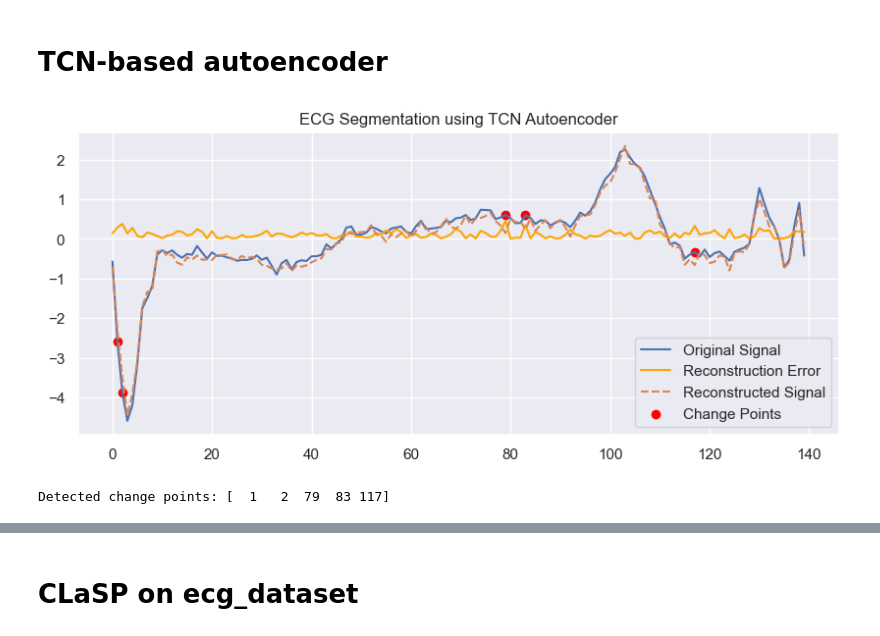
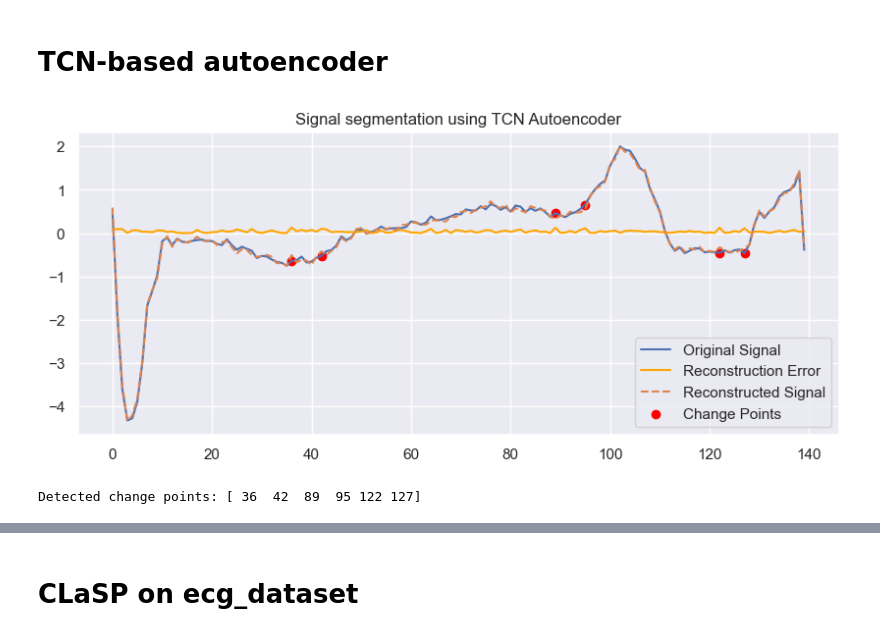
Before and after one commit to czotterbenedek/time-series-ensemble-segmentation, a Jupyter notebook: onlab_tfb4fy.ipynb, the cells around one changed output, grey strips where cells are left out. Drawn from its saved outputs; the diff is of its cells as text; code cells hidden in the pictures.

```diff
--- a/onlab_tfb4fy.ipynb
+++ b/onlab_tfb4fy.ipynb
@@ -295,14 +294,14 @@ class TCN_Autoencoder(nn.Module):
     def __init__(self, input_size):
         super(TCN_Autoencoder, self).__init__()
         self.encoder = nn.Sequential(
-            TCNBlock(1, 8, kernel_size=3, dilation=1),
-            TCNBlock(8, 16, kernel_size=3, dilation=2),
-            TCNBlock(16, 8, kernel_size=3, dilation=4),
+            TCNBlock(1, 16, kernel_size=3, dilation=1),
+            TCNBlock(16, 32, kernel_size=3, dilation=2),
+            TCNBlock(32, 8, kernel_size=3, dilation=4),
         )
         self.decoder = nn.Sequential(
-            TCNBlock(8, 16, kernel_size=3, dilation=4),
-            TCNBlock(16, 8, kernel_size=3, dilation=2),
-            nn.Conv1d(8, 1, kernel_size=3, padding=1)  # Ensures input-output match
+            TCNBlock(8, 32, kernel_size=3, dilation=4),
+            TCNBlock(32, 16, kernel_size=3, dilation=2),
+            nn.Conv1d(16, 1, kernel_size=3, padding=1)  # Ensures input-output match
         )
 
     def forward(self, x):
@@ -310,47 +309,47 @@ class TCN_Autoencoder(nn.Module):
         x = self.decoder(x)
         return x
 # %%
-# Function to train TCN Autoencoder on one ECG signal
-def TCNAutoencoder_segmenter(ecg_signal, epochs=50, batch_size=32, threshold_factor=3.0):
+def TCNAutoencoder_segmenter(signal, epochs=50, batch_size=32, threshold_factor=3.0):
+    seed = 42
+    torch.manual_seed(seed)
     device = torch.device("cuda" if torch.cuda.is_available() else "cpu")
-    ecg_signal = torch.tensor(ecg_signal, dtype=torch.float32).unsqueeze(0).unsqueeze(0).to(device)  # [1,1,T]
-    model = TCN_Autoencoder(ecg_signal.shape[-1]).to(device)
+    signal = torch.tensor(signal, dtype=torch.float32).unsqueeze(0).unsqueeze(0).to(device)  # [1,1,T]
+    model = TCN_Autoencoder(signal.shape[-1]).to(device)
     criterion = nn.MSELoss()
     optimizer = optim.Adam(model.parameters(), lr=0.001)
 
     # Training Loop
     for _ in range(epochs):
         optimizer.zero_grad()
-        output = model(ecg_signal)
-        loss = criterion(output, ecg_signal)
+        output = model(signal)
+        loss = criterion(output, signal)
         loss.backward()
         optimizer.step()
 
     # Compute reconstruction error
-    reconstruction_error = torch.abs(output.squeeze(0).squeeze(0) - ecg_signal.squeeze(0).squeeze(0)).cpu().detach().numpy()
-    threshold = reconstruction_error.mean() + threshold_factor * reconstruction_error.std()
+    reconstruction_error = torch.abs(output.squeeze(0).squeeze(0) - signal.squeeze(0).squeeze(0)).cpu().detach().numpy()
     change_points = np.where(reconstruction_error > (reconstruction_error.mean() + 2.0 * reconstruction_error.std()))[0]
 
     # Get reconstructed signal
     reconstructed_signal = output.squeeze(0).squeeze(0).cpu().detach().numpy()
-    original_signal = ecg_signal.squeeze(0).squeeze(0).cpu().detach().numpy()
+    original_signal = signal.squeeze(0).squeeze(0).cpu().detach().numpy()
 
     # Plot
     plt.figure(figsize=(10, 4))
-    plt.plot(ecg_signal.squeeze().cpu().numpy(), label="Original Signal")
+    plt.plot(signal.squeeze().cpu().numpy(), label="Original Signal")
     plt.plot(reconstruction_error, label="Reconstruction Error", color='orange')
     plt.plot(reconstructed_signal, label="Reconstructed Signal", linestyle='dashed')
-    plt.scatter(change_points, ecg_signal.squeeze().cpu().numpy()[change_points], color='red', label="Change Points")
+    plt.scatter(change_points, signal.squeeze().cpu().numpy()[change_points], color='red', label="Change Points")
     plt.legend()
-    plt.title("ECG Segmentation using TCN Autoencoder")
+    plt.title("Signal segmentation using TCN Autoencoder")
     plt.show()
 
     return change_points
 # %%
 # Example usage (assuming 'ecg_df' is your dataset)
-ecg_signal = ecg_dataset.iloc[2, :-1].values  # Selecting the first row (one signal)
+ecg_signal = ecg_dataset.iloc[3, :-1].values  # Selecting the first row (one signal)
 change_points = TCNAutoencoder_segmenter(ecg_signal)
 print("Detected change points:", change_points)
 # %% [output]
-[figure, old version]
+[figure, new version]
-Detected change points: [  1   2  79  83 117]
+Detected change points: [ 36  42  89  95 122 127]
```
Also changed, not shown: parts of 6 cells of this notebook.
